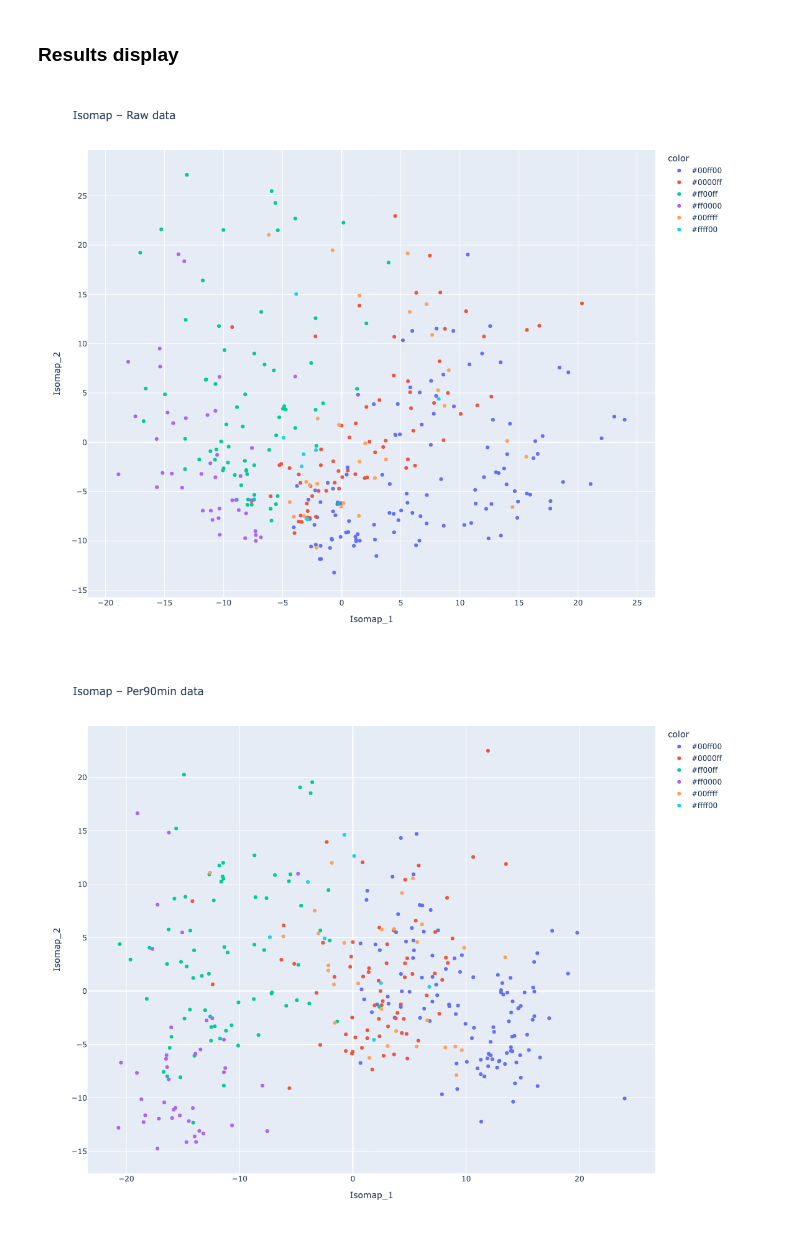
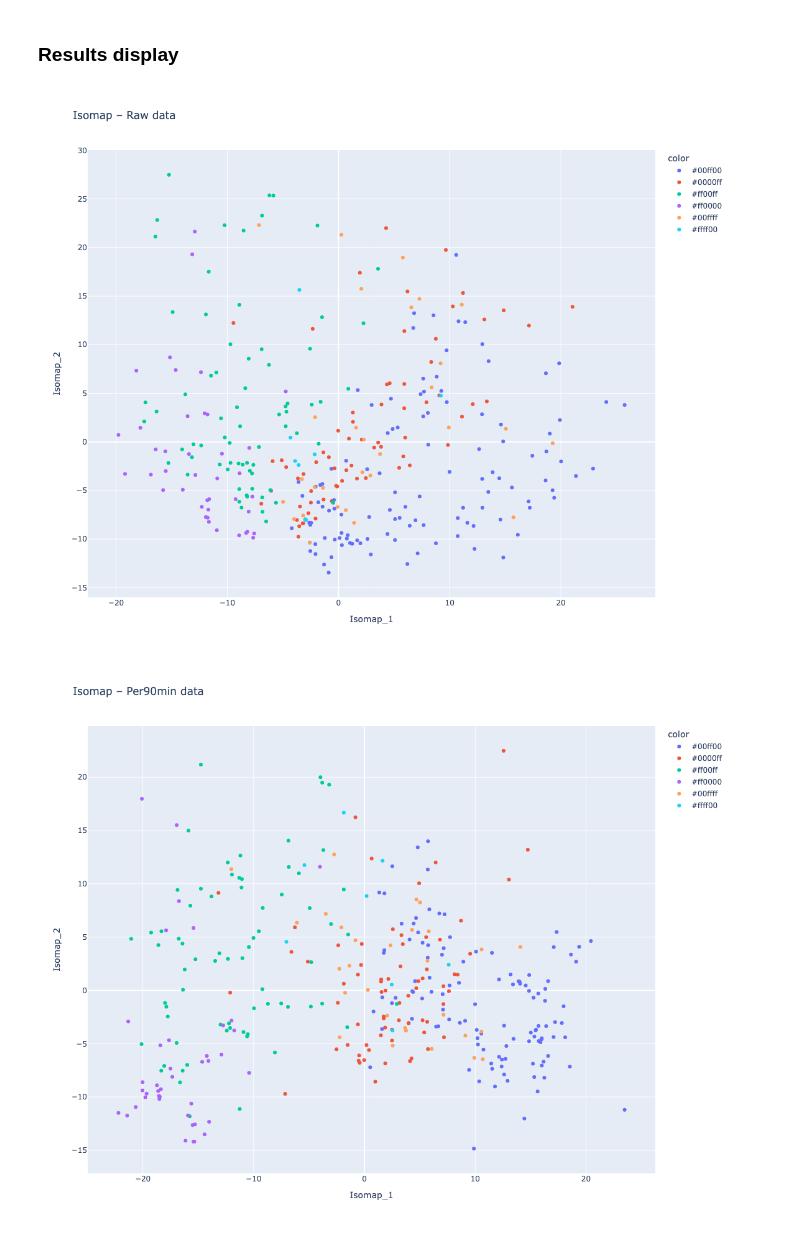
Before and after one commit to DeankoontzG/DataMining_Project, a Jupyter notebook: src/lhemgui/Isomap.ipynb, the cells around one changed output. Drawn from its saved outputs; the diff is of its cells as text; code cells hidden in the pictures.

```diff
--- a/src/lhemgui/Isomap.ipynb
+++ b/src/lhemgui/Isomap.ipynb
@@ -58,9 +316,9 @@ def run_isomap(X, n_components, n_neighbors):
 
     return X_iso, iso
 
-X_iso_raw, iso_raw = run_isomap(X_raw, n_components=7, n_neighbors=25)
-X_iso_per90, iso_per90 = run_isomap(X_per90, n_components=7, n_neighbors=25)
-X_iso_custom, iso_custom = run_isomap(X_custom, n_components=7, n_neighbors=25)
+X_iso_raw, iso_raw = run_isomap(X_raw, n_components=5, n_neighbors=20)
+X_iso_per90, iso_per90 = run_isomap(X_per90, n_components=6, n_neighbors=20)
+X_iso_custom, iso_custom = run_isomap(X_custom, n_components=6, n_neighbors=25)
 # %% [markdown]
 ## ISOMap dimension reduction export in csv
 # %%
@@ -97,33 +355,55 @@ position_colors = {
 
 def color_from_position(positions):
     postitions = str(positions)
     position_list = positions.split(',')
     colors = np.array([position_colors[p] for p in position_list if p in position_colors])
     avg_color = np.sum(colors, axis=0)
     return '#%02x%02x%02x' % tuple(avg_color.astype(int))
 
 def plot_isomap_interactive(X_iso, player_positions, data_num, title):
     df_plot = pd.DataFrame({
         'Isomap_1': X_iso[:, 0],
         'Isomap_2': X_iso[:, 1],
         'player_name': data_num.index,
         'color' : player_positions.apply(color_from_position)
     })
 
     fig = px.scatter(
         df_plot,
         x='Isomap_1', y='Isomap_2',
         hover_name='player_name',
         color='color',
         title=title,
         height=900, width=1100
     )
     fig.show()
 
 plot_isomap_interactive(X_iso_raw, player_positions_raw ,data_raw.set_index("player_name"), "Isomap – Raw data")
 plot_isomap_interactive(X_iso_per90, player_positions_per90 ,data_per90.set_index("player_name"), "Isomap – Per90min data")
 plot_isomap_interactive(X_iso_custom, player_positions_custom ,data_custom.set_index("player_name"), "Isomap – custom data")
+
+_, _, corr_raw, _, trust_raw, cont_raw, mrre_raw = extractMetrics(iso_raw, X_raw, X_iso_raw)
+_, _, corr_per90, _, trust_per90, cont_per90, mrre_per90 = extractMetrics(iso_per90, X_per90, X_iso_per90)
+_, _, corr_custom, _, trust_custom, cont_custom, mrre_custom = extractMetrics(iso_custom, X_custom, X_iso_custom)
+
+print("==== Raw data perf : ====")
+print(f"Dist correlation : {corr_raw}")
+print(f"Trustworthiness : {trust_raw}")
+print(f"Continuity : {cont_raw}")
+print(f"MRRE : {mrre_raw}")
+
+print("==== Per90 data perf : ====")
+print(f"Dist correlation : {corr_per90}")
+print(f"Trustworthiness : {trust_per90}")
+print(f"Continuity : {cont_per90}")
+print(f"MRRE : {mrre_per90}")
+
+print("==== Custom data perf : ====")
+print(f"Dist correlation : {corr_custom}")
+print(f"Trustworthiness : {trust_custom}")
+print(f"Continuity : {cont_custom}")
+print(f"MRRE : {mrre_custom}")
 # %% [output]
-[figure, old version]
+[figure, new version]
-[figure, old version]
+[figure, new version]
 [figure]
```
Also changed, not shown: parts of 12 cells of this notebook, 8 other files.
